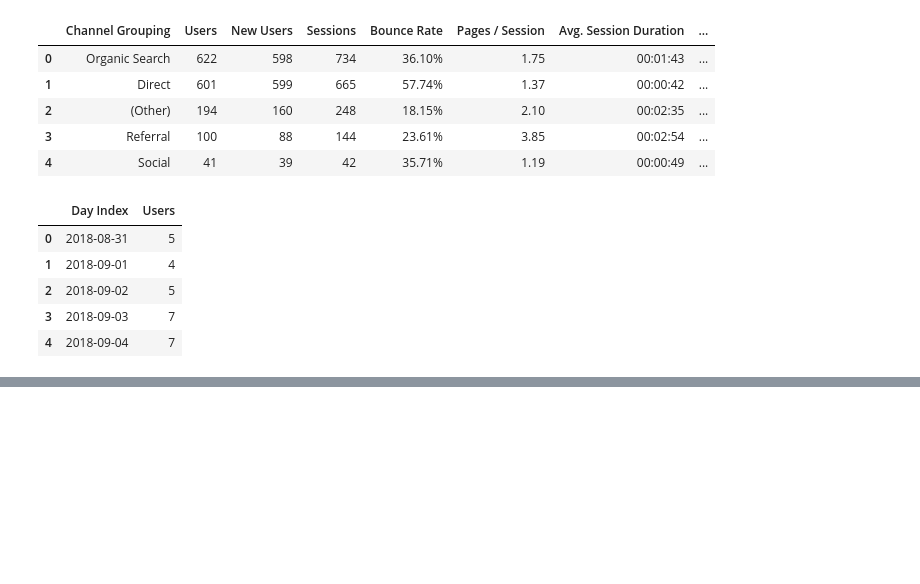
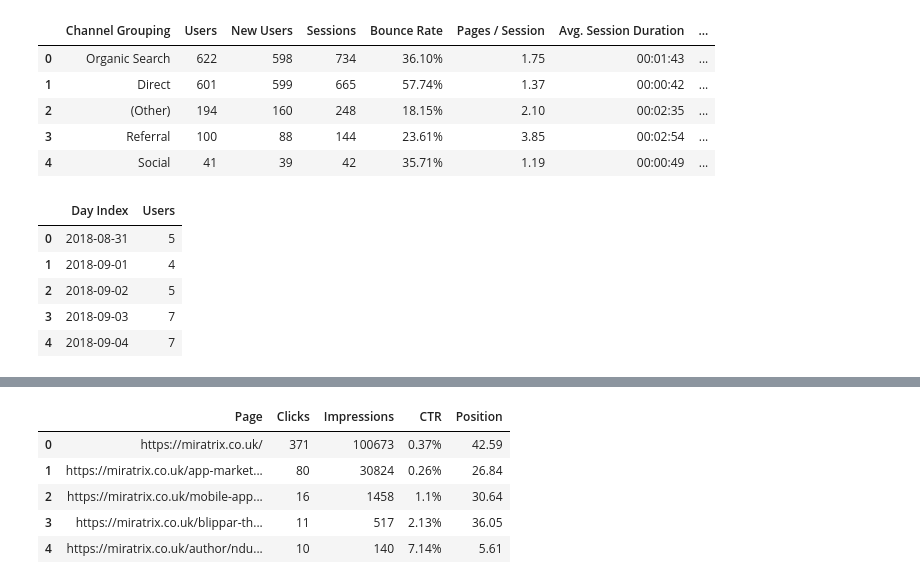
Before and after one commit to wanye71/Python-For-Marketing, a Jupyter notebook: Loading and Exploring Your Data/Google Analytics data.ipynb, the cells around one changed output, grey strips where cells are left out. Saved outputs shown, nothing was run; the diff lists cells and outputs as text; code cells hidden in the pictures; blank space fills up the shorter version.

```diff
--- a/Loading and Exploring Your Data/Google Analytics data.ipynb
+++ b/Loading and Exploring Your Data/Google Analytics data.ipynb
@@ -177,0 +193,11 @@ ga_total_traffic_data.head()
+# %%
+gsc_page = pd.read_csv('../data/gsc_data/gsc_pages.csv')
+# %%
+gsc_page.head()
+# %% [output]
+|  | Page | Clicks | Impressions | CTR | Position |
+| 0 | https://miratrix.co.uk/ | 371 | 100673 | 0.37% | 42.59 |
+| 1 | https://miratrix.co.uk/app-market... | 80 | 30824 | 0.26% | 26.84 |
+| 2 | https://miratrix.co.uk/mobile-app... | 16 | 1458 | 1.1% | 30.64 |
+| 3 | https://miratrix.co.uk/blippar-th... | 11 | 517 | 2.13% | 36.05 |
+| 4 | https://miratrix.co.uk/author/ndu... | 10 | 140 | 7.14% | 5.61 |
```
Also changed, not shown: parts of 12 cells of this notebook.
